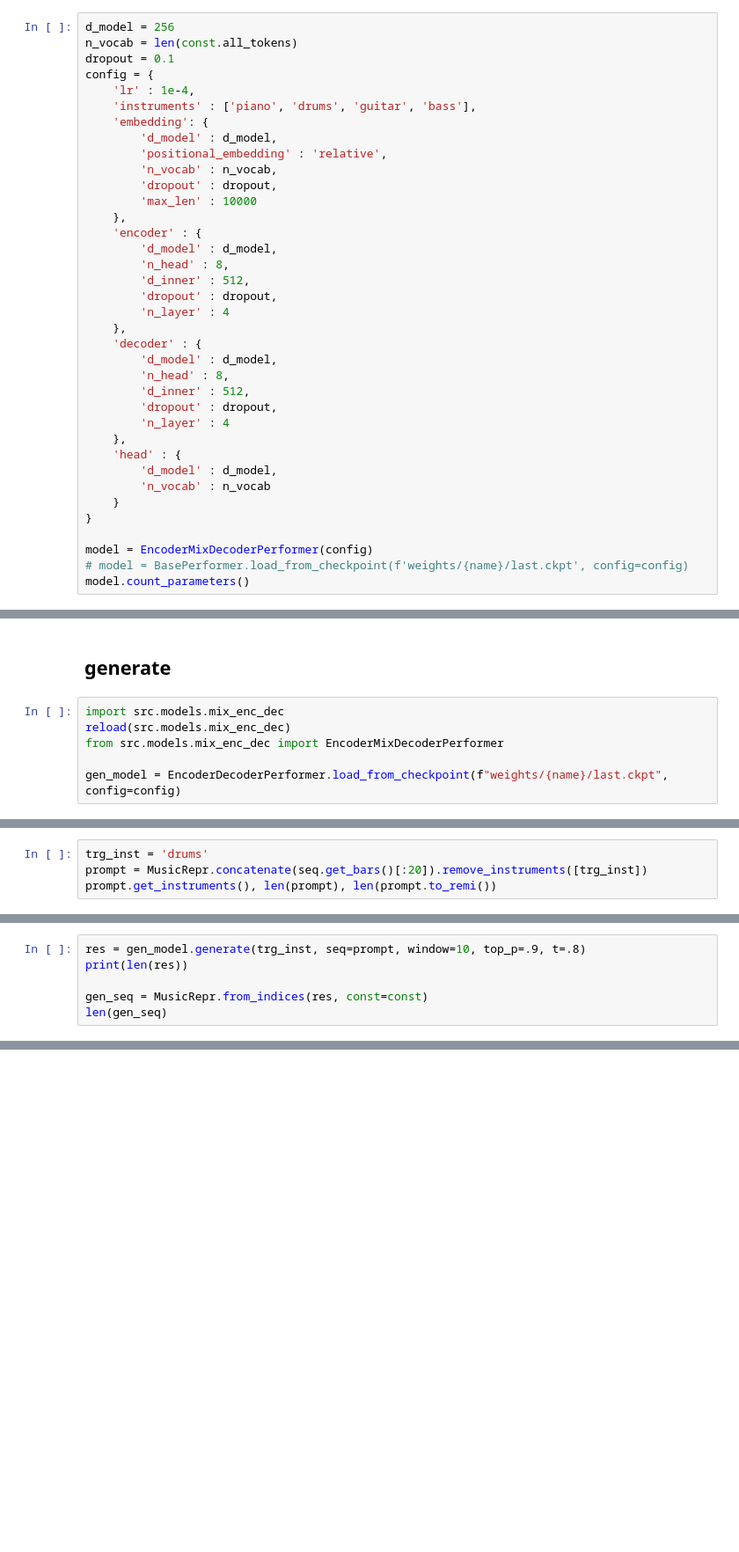
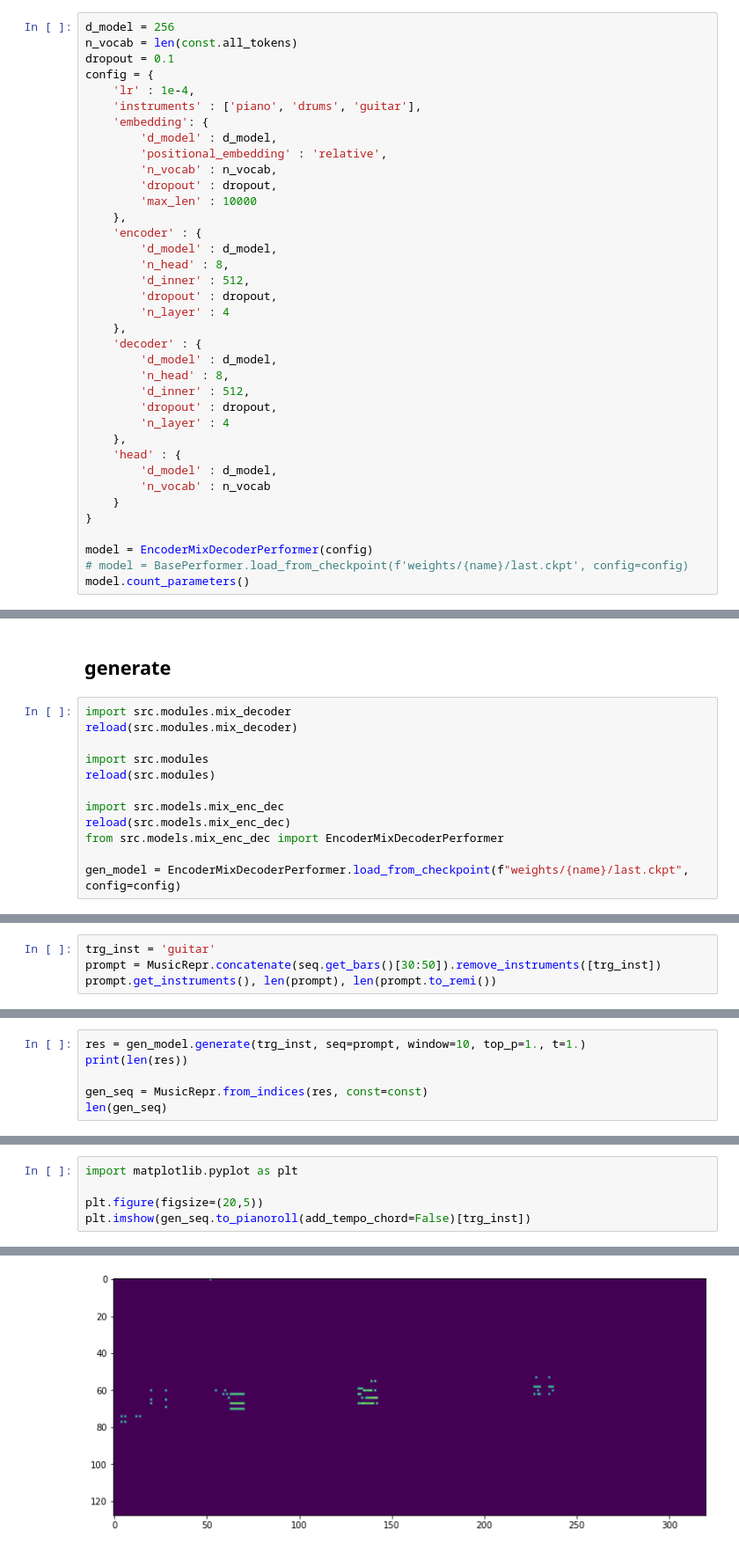
Before and after one commit to s-omranpour/MSG, a Jupyter notebook: main.ipynb, the cells around one changed output, grey strips where cells are left out. Shown at 88% size. Cells and saved outputs as stored; diff of their text form; blank space fills up the shorter version.

```diff
--- a/main.ipynb
+++ b/main.ipynb
@@ -104,7 +99,7 @@ n_vocab = len(const.all_tokens)
 dropout = 0.1
 config = {
     'lr' : 1e-4,
-    'instruments' : ['piano', 'drums', 'guitar', 'bass'],
+    'instruments' : ['piano', 'drums', 'guitar'],
     'embedding': {
         'd_model' : d_model,
         'positional_embedding' : 'relative',
@@ -189,11 +188,17 @@ trainer.save_checkpoint(f'weights/{name}/last.ckpt')
 # %% [markdown]
 ## generate
 # %%
+import src.modules.mix_decoder
+reload(src.modules.mix_decoder)
+
+import src.modules
+reload(src.modules)
+
 import src.models.mix_enc_dec
 reload(src.models.mix_enc_dec)
 from src.models.mix_enc_dec import EncoderMixDecoderPerformer
 
-gen_model = EncoderDecoderPerformer.load_from_checkpoint(f"weights/{name}/last.ckpt", config=config)
+gen_model = EncoderMixDecoderPerformer.load_from_checkpoint(f"weights/{name}/last.ckpt", config=config)
 # %%
 import random
 
@@ -207,4 +215,4 @@ seq.get_instruments()
 # %%
-trg_inst = 'drums'
-prompt = MusicRepr.concatenate(seq.get_bars()[:20]).remove_instruments([trg_inst])
+trg_inst = 'guitar'
+prompt = MusicRepr.concatenate(seq.get_bars()[30:50]).remove_instruments([trg_inst])
 prompt.get_instruments(), len(prompt), len(prompt.to_remi())
@@ -211,5 +221,5 @@ prompt.get_instruments(), len(prompt), len(prompt.to_remi())
 # %%
-res = gen_model.generate(trg_inst, seq=prompt, window=10, top_p=.9, t=.8)
+res = gen_model.generate(trg_inst, seq=prompt, window=10, top_p=1., t=1.)
 print(len(res))
 
 gen_seq = MusicRepr.from_indices(res, const=const)
@@ -216,0 +230,6 @@ len(gen_seq)
+# %%
+import matplotlib.pyplot as plt
+
+plt.figure(figsize=(20,5))
+plt.imshow(gen_seq.to_pianoroll(add_tempo_chord=False)[trg_inst])
+# %% [output]
@@ -217,3 +237,4 @@ len(gen_seq)
+[figure, added]
 # %%
 tracks = prompt.separate_tracks()
 tracks[trg_inst] = gen_seq
```
Also changed, not shown: parts of 12 cells of this notebook, 3 other files.
